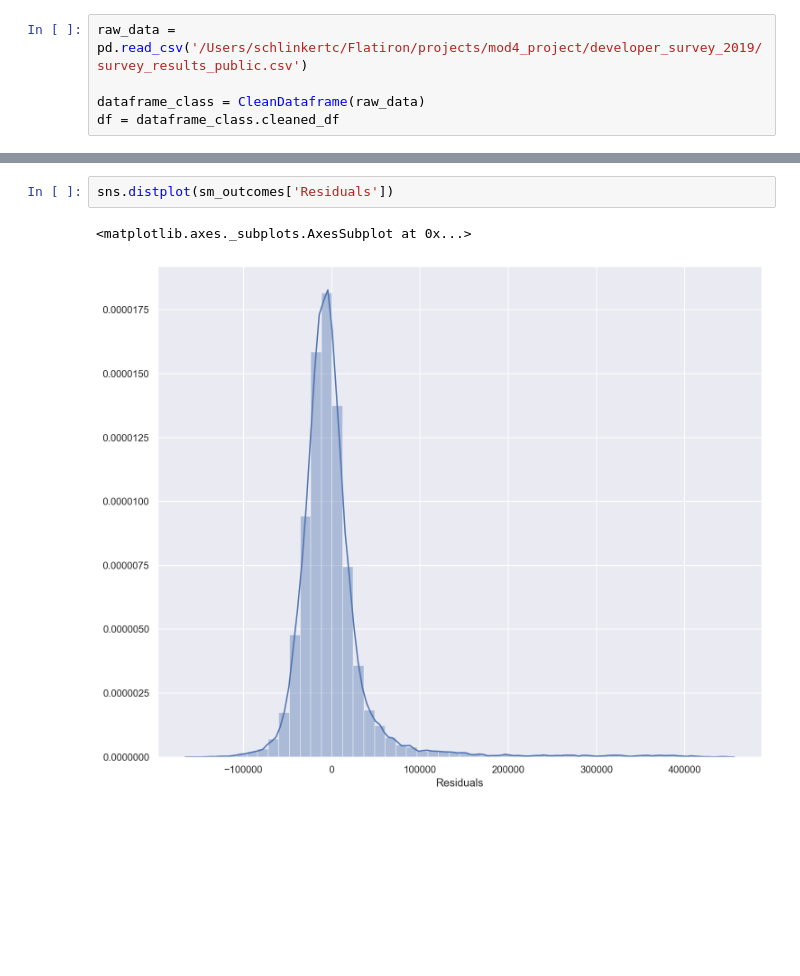
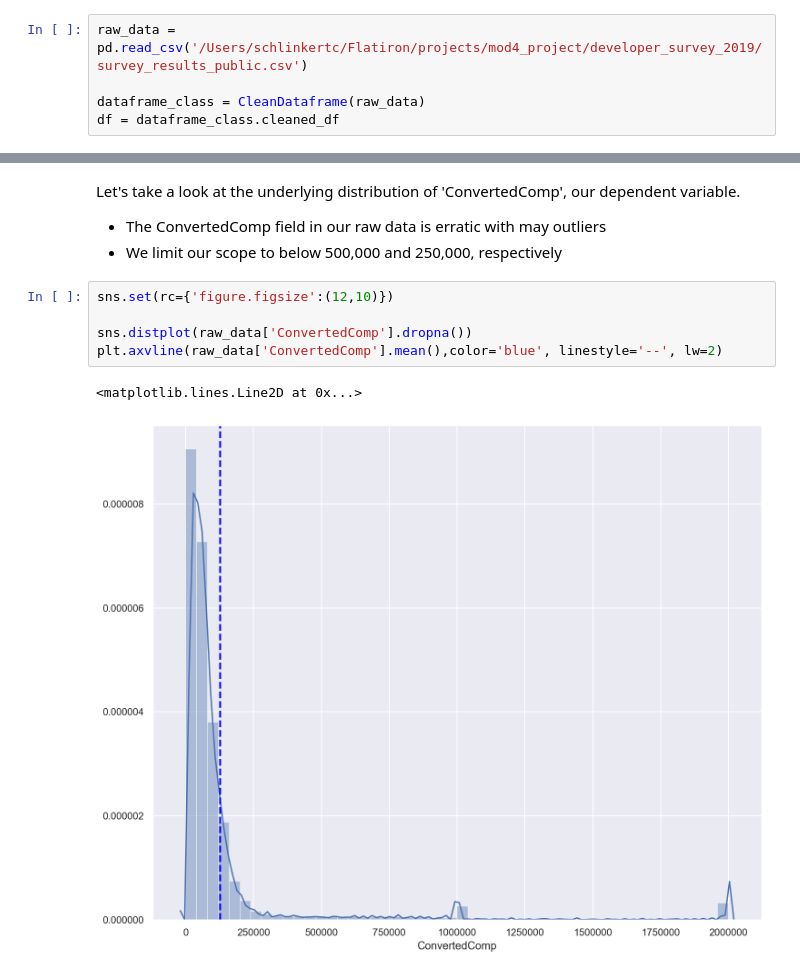
Before and after one commit to KennyMiyasato/developer_salary_predictor, a Jupyter notebook: charlie/charlie_index.ipynb, the cells around one changed output, grey strips where cells are left out. Cells and saved outputs as stored; diff of their text form; blank space fills up the shorter version.

```diff
--- a/charlie/charlie_index.ipynb
+++ b/charlie/charlie_index.ipynb
@@ -124,5 +26,13 @@ sns.distplot(recursive_outcomes['Residuals'])
-# %%
-sns.distplot(sm_outcomes['Residuals'])
-# %% [output]
-<matplotlib.axes._subplots.AxesSubplot at 0x...>
-[figure, removed]
+# %% [markdown]
+Let's take a look at the underlying distribution of 'ConvertedComp', our dependent variable.
+
+- The ConvertedComp field in our raw data is erratic with may outliers
+- We limit our scope to below 500,000 and 250,000, respectively
+# %%
+sns.set(rc={'figure.figsize':(12,10)})
+
+sns.distplot(raw_data['ConvertedComp'].dropna())
+plt.axvline(raw_data['ConvertedComp'].mean(),color='blue', linestyle='--', lw=2)
+# %% [output]
+<matplotlib.lines.Line2D at 0x...>
+[figure, added]
```
Also changed, not shown: parts of 62 cells of this notebook, 1 other file.
